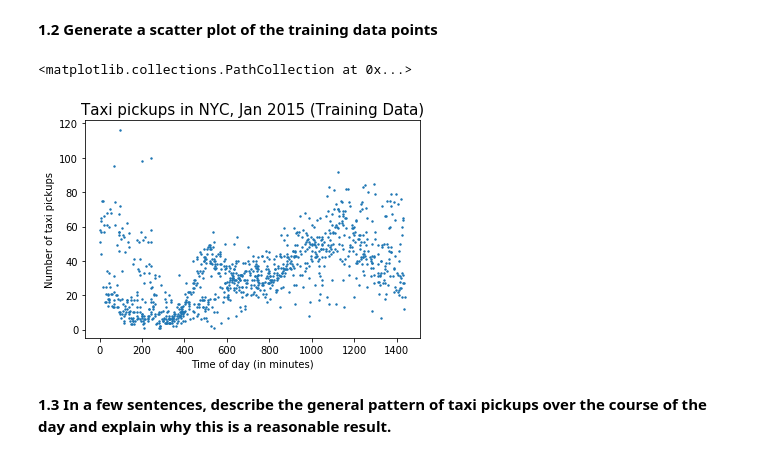
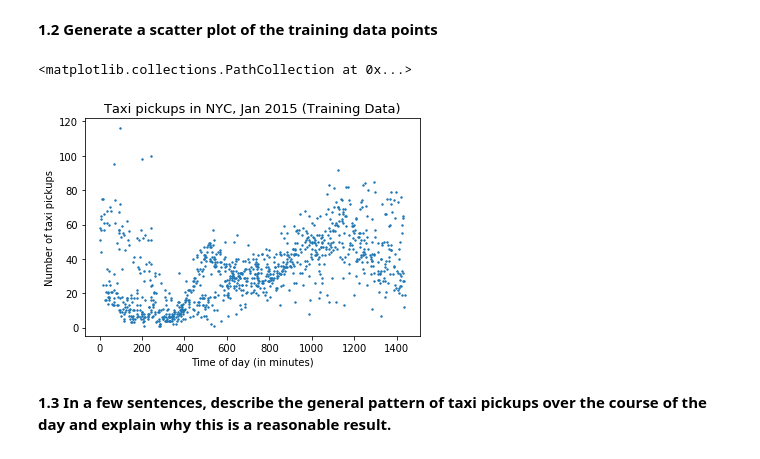
Before and after one commit to songdavidb/cs109aHW, a Jupyter notebook: cs109a_hw2/cs109a_hw2.ipynb, the cells around one changed output. Cells and saved outputs as stored; diff of their text form; code cells hidden in the pictures.

```diff
--- a/cs109a_hw2/cs109a_hw2.ipynb
+++ b/cs109a_hw2/cs109a_hw2.ipynb
@@ -80,19 +80,19 @@ train_data.head()
 # %%
 # Your code here
 x_train = np.array(train_data.iloc[:,0])
 y_train = np.array(train_data.iloc[:,1])
 x_test = np.array(test_data.iloc[:,0])
 y_test = np.array(test_data.iloc[:,1])
 
 fig, ax = plt.subplots(1,1)
 ax.set_xlabel('Time of day (in minutes)', fontsize = 10)
 ax.set_ylabel('Number of taxi pickups', fontsize = 10)
-ax.set_title('Taxi pickups in NYC, Jan 2015 (Training Data)', fontsize = 15)
+ax.set_title('Taxi pickups in NYC, Jan 2015 (Training Data)', fontsize = 13)
 
 ax.scatter(x_train, y_train, s= 2)
 # %% [output]
 <matplotlib.collections.PathCollection at 0x...>
-[figure, old version]
+[figure, new version]
 # %% [markdown]
 **1.3 In a few sentences, describe the general pattern of taxi pickups over the course of the day and explain why this is a reasonable result.**
 # %% [markdown]
```
Also changed, not shown: parts of 11 cells of this notebook.
